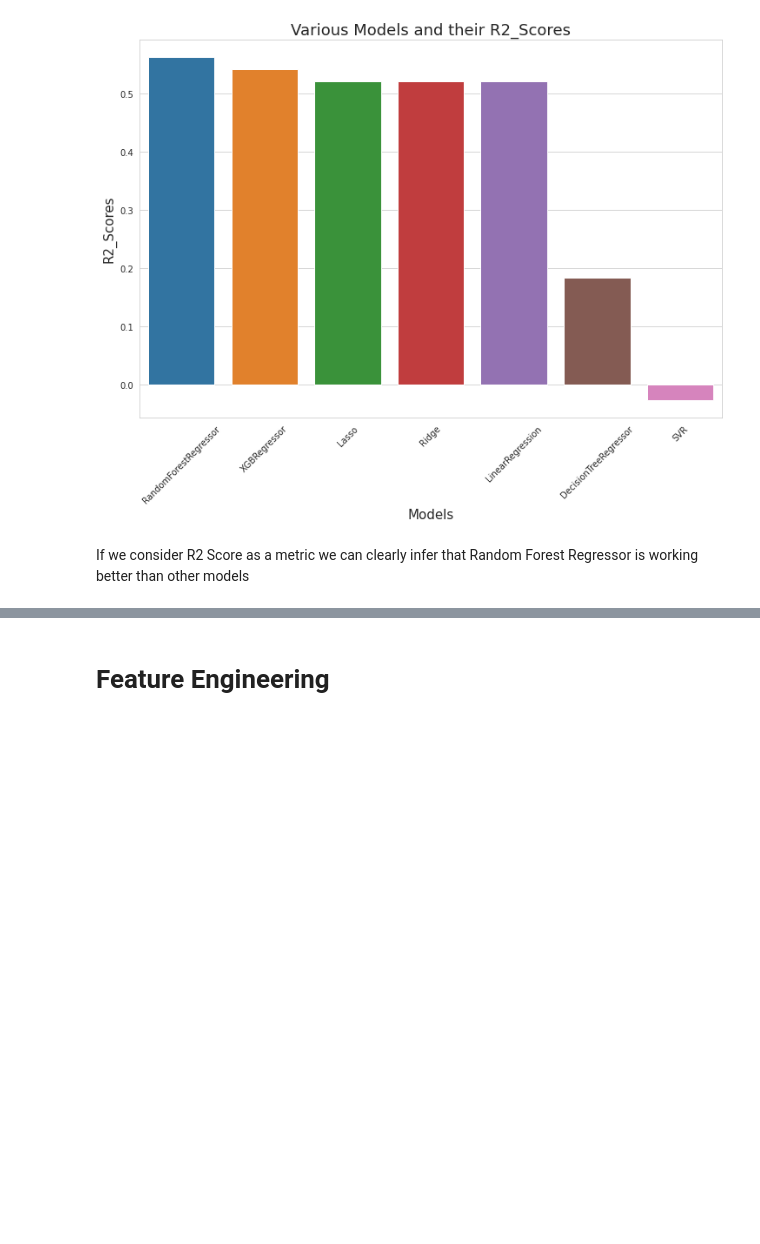
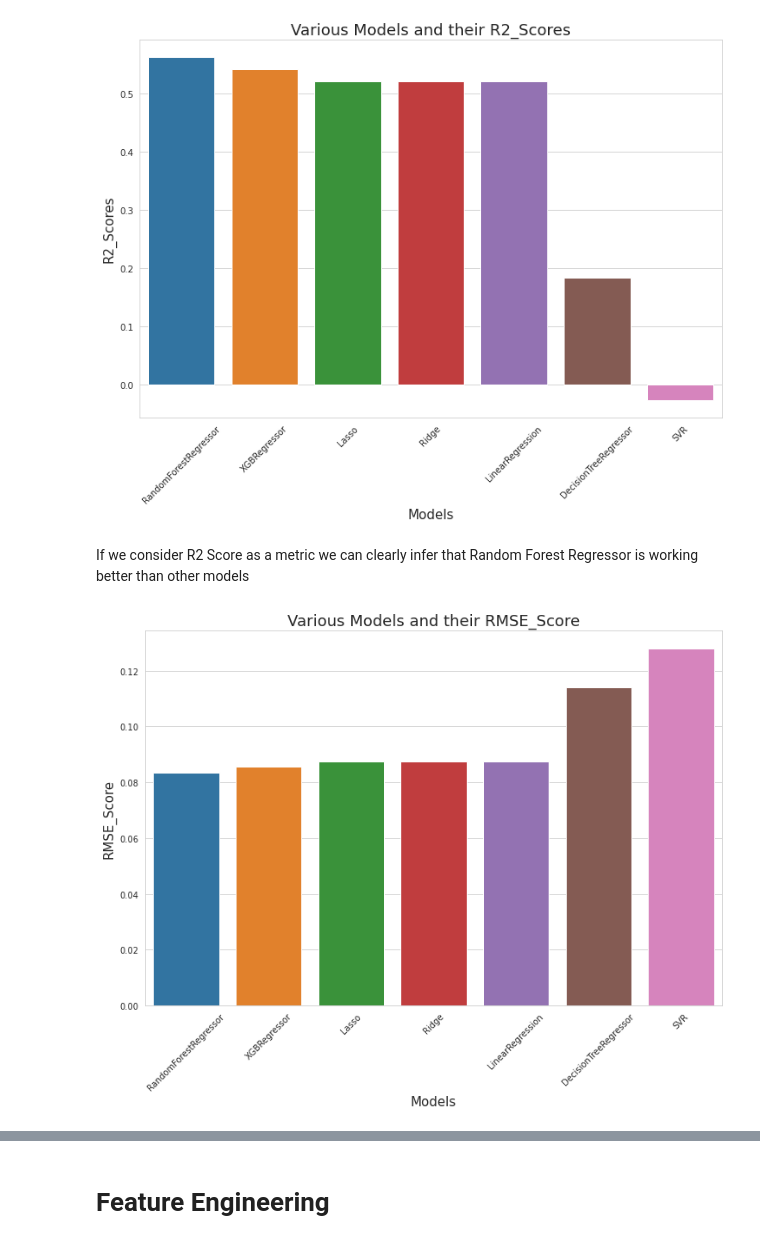
Before and after one commit to koushik2299/Item-Store-Sale-Prediction-, a Jupyter notebook: EDA+Modelling.ipynb, the cells around one changed output, grey strips where cells are left out. Saved outputs shown, nothing was run; the diff lists cells and outputs as text; code cells hidden in the pictures; blank space fills up the shorter version.

Commit message:
Modelling

```diff
--- a/EDA+Modelling.ipynb
+++ b/EDA+Modelling.ipynb
@@ -633,4 +633,12 @@ R2_score_dict
 R2_score_dict.keys()
 # %% [output]
 dict_keys(['LinearRegression', 'Lasso', 'Ridge', 'SVR', 'RandomForestRegressor', 'DecisionTreeRegressor', 'XGBRegressor'])
+# %%
+R2_score_dict = {}
+RMSE_score_dict = {}
+MAE_score_dict = {}
+MSE_score_dict={}
+Score_Train__dict={}
+Score_Test__dict={}
+Cross_Valication_score_dict={}
 # %%
@@ -648,3 +657,17 @@ plt.show()
 [figure]
 # %% [markdown]
 If we consider R2 Score as a metric we can clearly infer that Random Forest Regressor is working better than other models
+# %%
+#RMSE
+sorted_keys = sorted(RMSE_score_dict, key=RMSE_score_dict.get, reverse=False)
+sns.set_style("whitegrid")
+plt.figure(figsize=(12,8))
+ax=sns.barplot(x=list(RMSE_score_dict.keys()), y=list(RMSE_score_dict.values()), order=sorted_keys)
+plt.xticks(rotation=45)
+plt.xlabel("Models",size=15)
+plt.ylabel("RMSE_Score",size=15)
+plt.title("Various Models and their RMSE_Score",size=18)
+
+plt.show()
+# %% [output]
+[figure, added]
```
Also changed, not shown: parts of 5 cells of this notebook.
